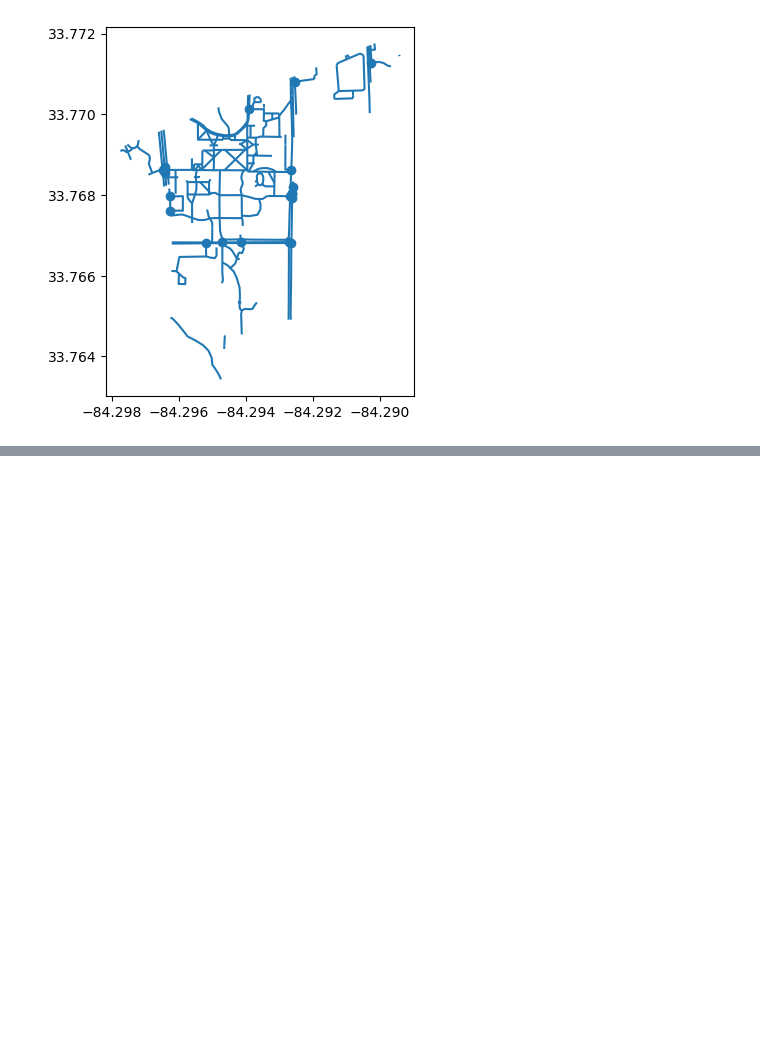
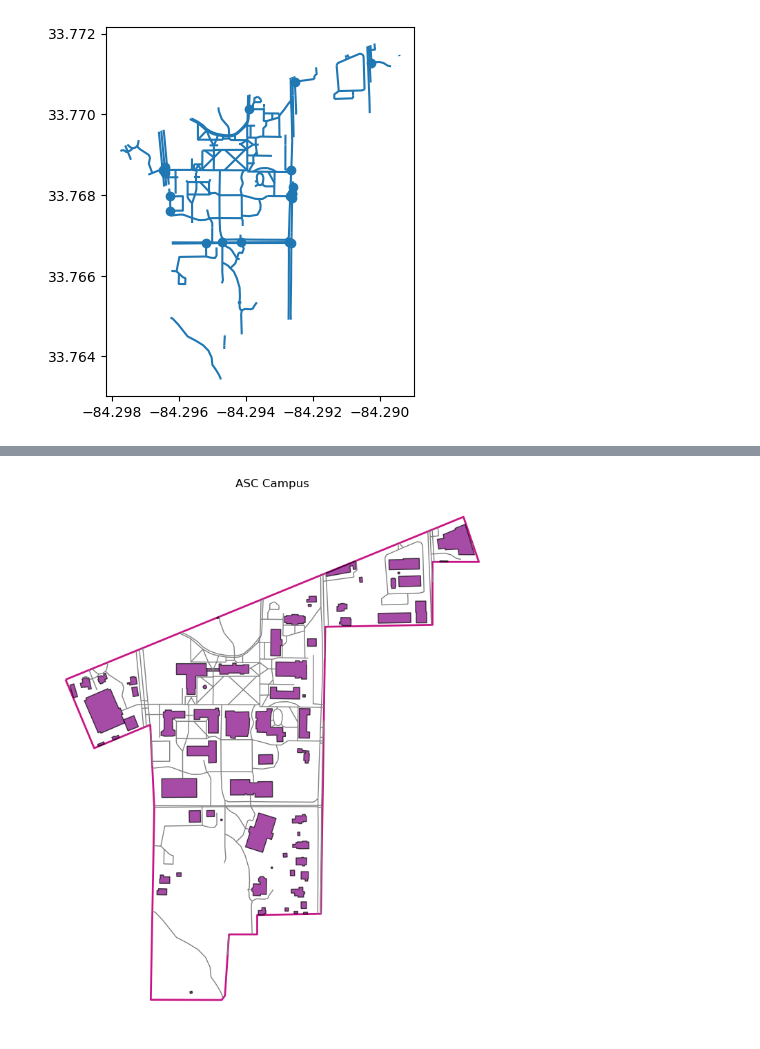
Before and after one commit to cu-esiil-edu/01-campus-map-echinodermatamata, a Jupyter notebook: ASC.ipynb, the cells around one changed output, grey strips where cells are left out. Cells and saved outputs as stored; diff of their text form; code cells hidden in the pictures; blank space fills up the shorter version.

```diff
--- a/ASC.ipynb
+++ b/ASC.ipynb
@@ -126,0 +187,35 @@ roads_clipped.plot()
+# %%
+# Plot all layers together on a single axis
+fig, ax = plt.subplots(figsize=(10, 10))
+
+# Plot campus boundary
+ASC.plot(
+    ax=ax,
+    color="None",
+    edgecolor="mediumvioletred",
+    linewidth=2
+)
+
+# Plot buildings
+buildings_clipped.plot(
+    ax=ax,
+    color="purple",
+    edgecolor="black",
+    alpha=0.7
+)
+
+# Plot roads
+road_lines.plot(
+    ax=ax,
+    color="gray",
+    linewidth=1
+)
+
+ax.set_title("ASC Campus")
+ax.set_axis_off()
+
+plt.show()
+
+plt.show()
+# %% [output]
+[figure, added]
```
Also changed, not shown: parts of 9 cells of this notebook, 3 other files.
